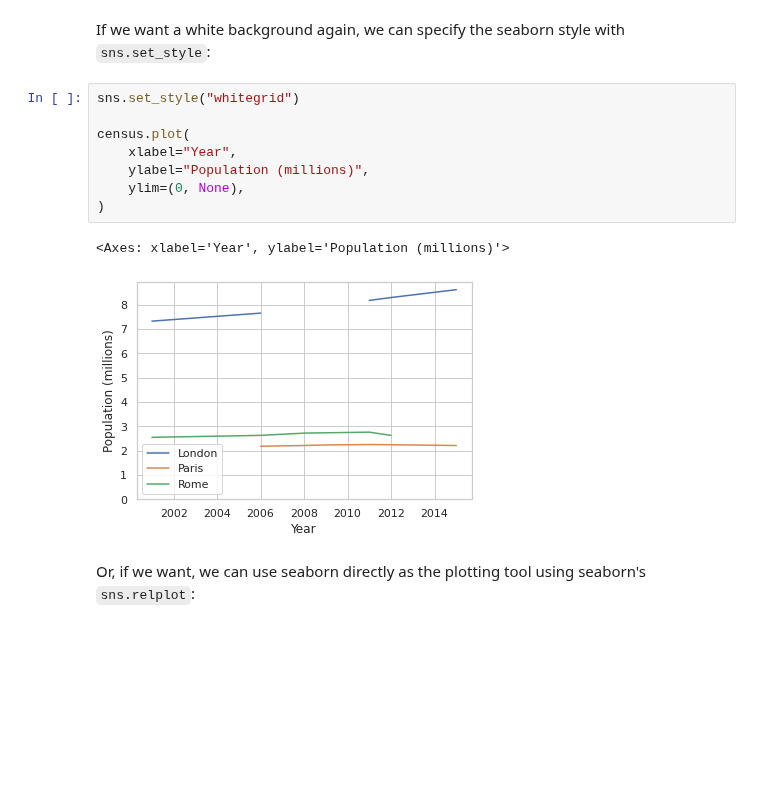
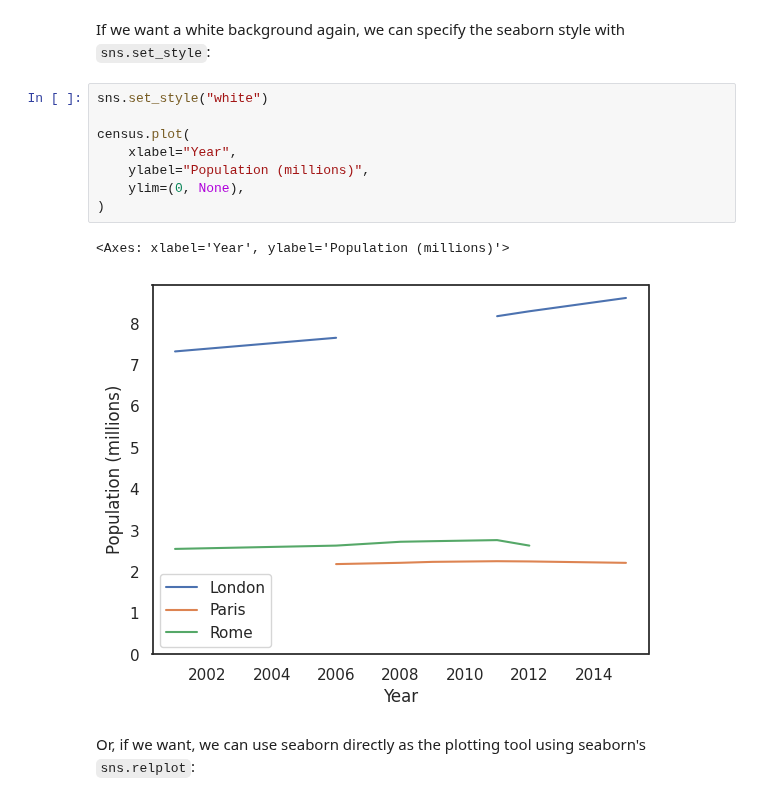
Before and after one commit to JGIBristol/environmental-data-analysis-in-python, a Jupyter notebook: aside_census_plot.ipynb, the cells around one changed output. Saved outputs shown, nothing was run; the diff lists cells and outputs as text; blank space fills up the shorter version.

```diff
--- a/aside_census_plot.ipynb
+++ b/aside_census_plot.ipynb
@@ -80,16 +80,16 @@ census.plot(
 # %% [markdown]
 If we want a white background again, we can specify the seaborn style with `sns.set_style`:
 # %%
-sns.set_style("whitegrid")
+sns.set_style("white")
 
 census.plot(
     xlabel="Year",
     ylabel="Population (millions)",
     ylim=(0, None),
 )
 # %% [output]
 <Axes: xlabel='Year', ylabel='Population (millions)'>
-[figure, old version]
+[figure, new version]
 # %% [markdown]
 Or, if we want, we can use seaborn directly as the plotting tool using seaborn's `sns.relplot`:
 # %%
```
Also changed, not shown: parts of 6 cells of this notebook, 2 other files.
